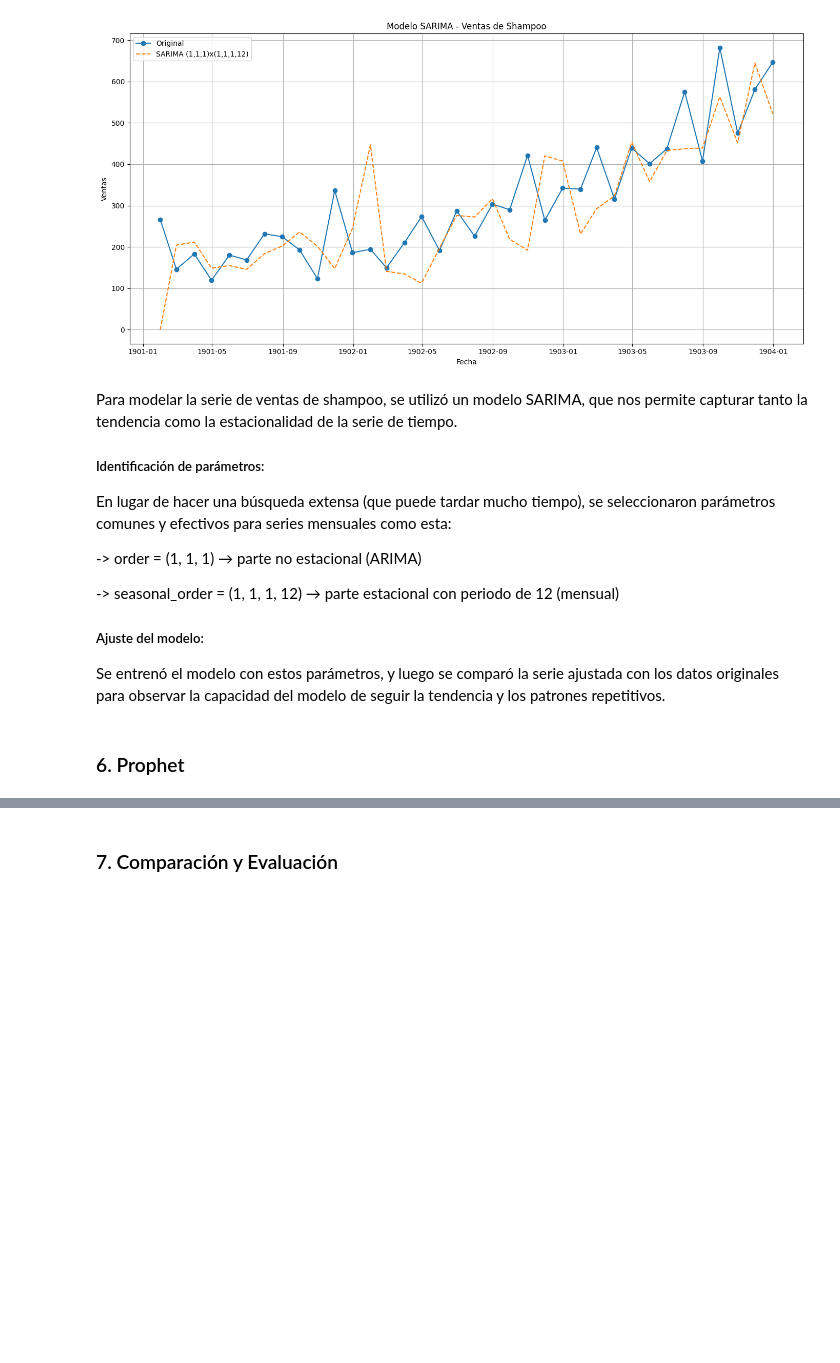
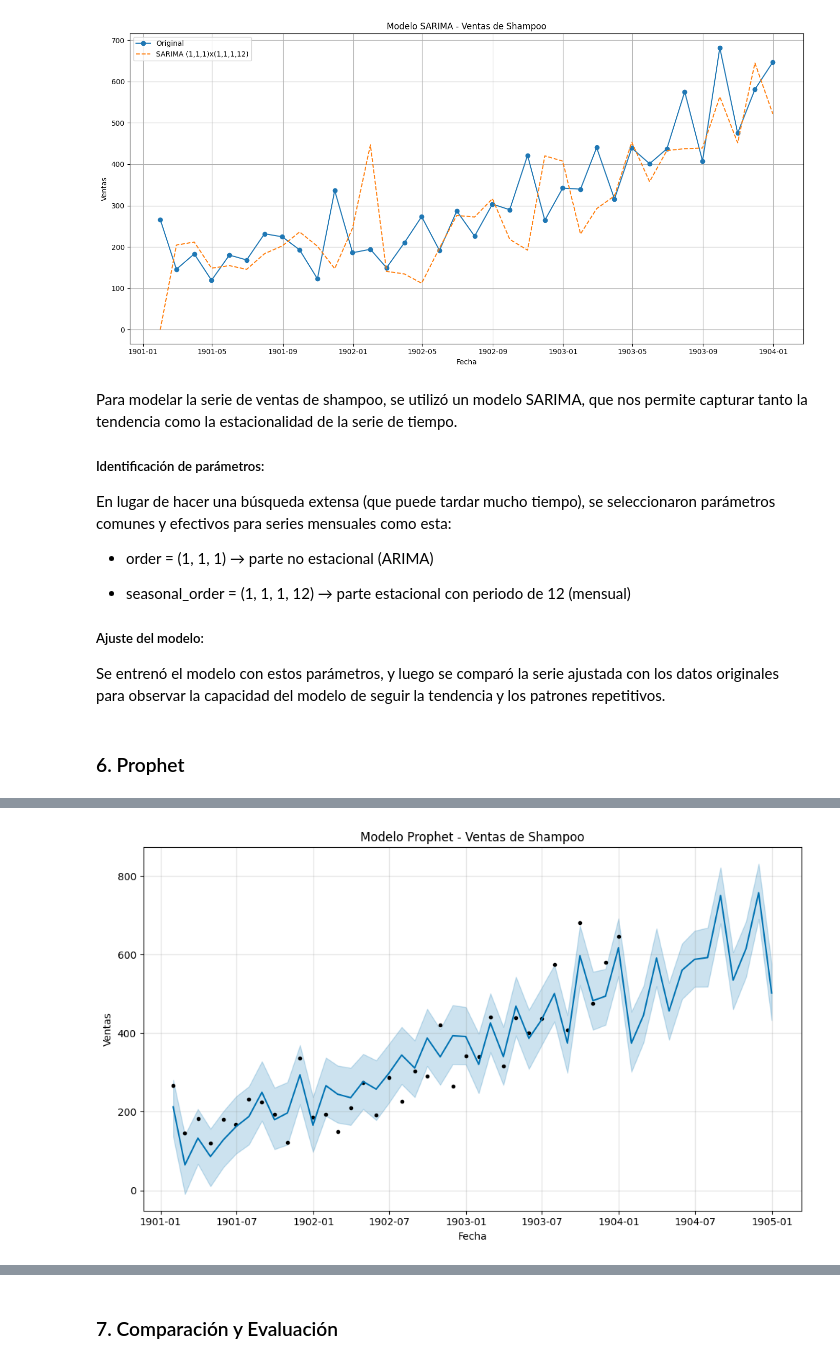
Before and after one commit to SRV-JSPA/lab1-ST, a Jupyter notebook: shampoo.ipynb, the cells around one changed output, grey strips where cells are left out. Drawn from its saved outputs; the diff is of its cells as text; code cells hidden in the pictures; blank space fills up the shorter version.

Commit message:
Inciso 6 & 7 de shampoo.csv

```diff
--- a/shampoo.ipynb
+++ b/shampoo.ipynb
@@ -215,9 +215,9 @@ Para modelar la serie de ventas de shampoo, se utilizó un modelo SARIMA, que no
 ##### Identificación de parámetros:
 En lugar de hacer una búsqueda extensa (que puede tardar mucho tiempo), se seleccionaron parámetros comunes y efectivos para series mensuales como esta:
 
--> order = (1, 1, 1) → parte no estacional (ARIMA)
+- order = (1, 1, 1) → parte no estacional (ARIMA)
 
--> seasonal_order = (1, 1, 1, 12) → parte estacional con periodo de 12 (mensual)
+- seasonal_order = (1, 1, 1, 12) → parte estacional con periodo de 12 (mensual)
 
 
 
@@ -225,3 +225,27 @@ En lugar de hacer una búsqueda extensa (que puede tardar mucho tiempo), se sele
 Se entrenó el modelo con estos parámetros, y luego se comparó la serie ajustada con los datos originales para observar la capacidad del modelo de seguir la tendencia y los patrones repetitivos.
 # %% [markdown]
 ### 6. Prophet
+# %%
+import pandas as pd
+from prophet import Prophet
+import matplotlib.pyplot as plt
+
+df = pd.read_csv("shampoo.csv")
+df['ds'] = pd.date_range(start='1901-01', periods=len(df), freq='M')
+df.rename(columns={'Sales': 'y'}, inplace=True)
+df = df[['ds', 'y']]
+
+model = Prophet()
+model.fit(df)
+
+future = model.make_future_dataframe(periods=12, freq='M')
+forecast = model.predict(future)
+
+fig = model.plot(forecast)
+plt.title("Modelo Prophet - Ventas de Shampoo")
+plt.xlabel("Fecha")
+plt.ylabel("Ventas")
+plt.grid(True)
+plt.tight_layout()
+plt.show()
+# %% [output]
@@ -227,0 +254 @@ Se entrenó el modelo con estos parámetros, y luego se comparó la serie ajusta
+[figure, added]
```
Also changed, not shown: parts of 7 cells of this notebook.
